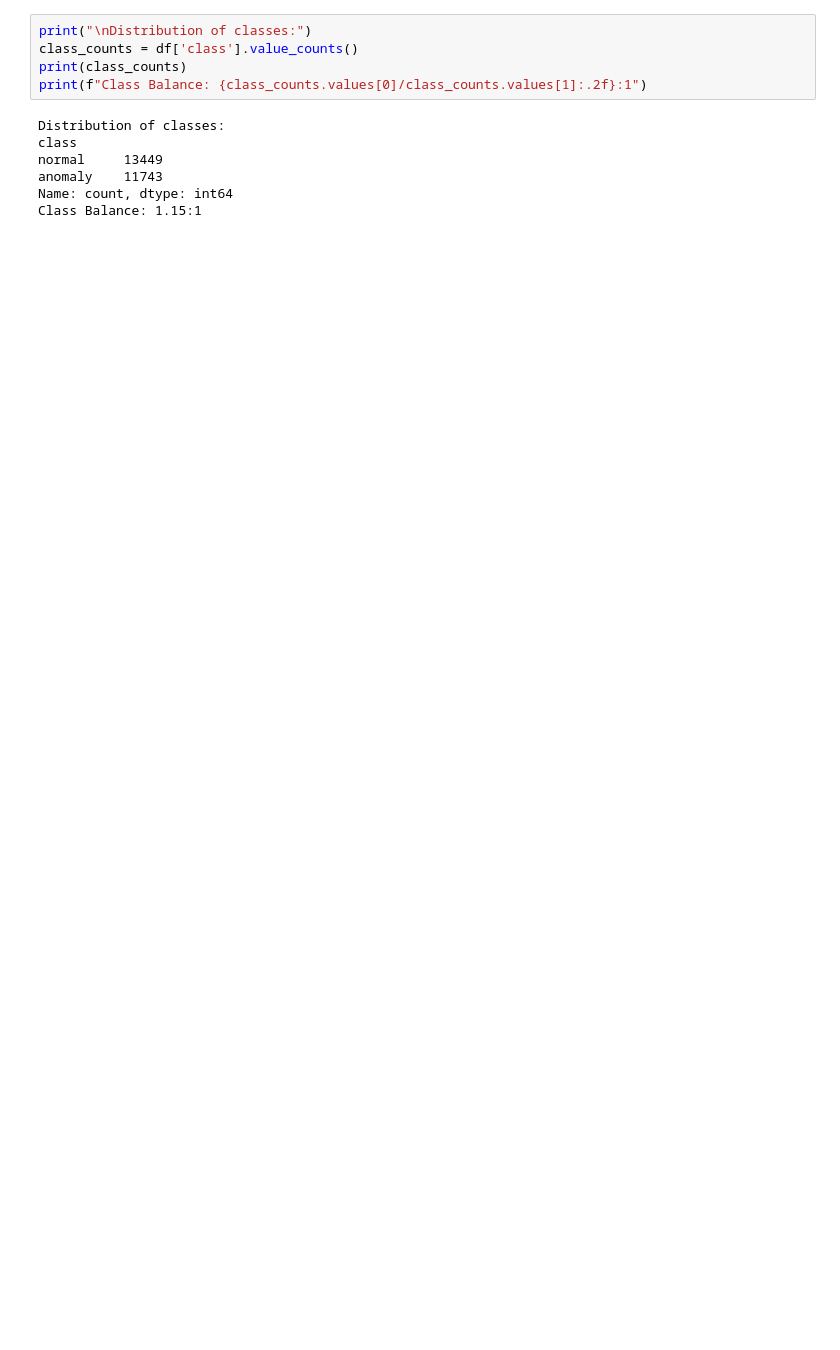
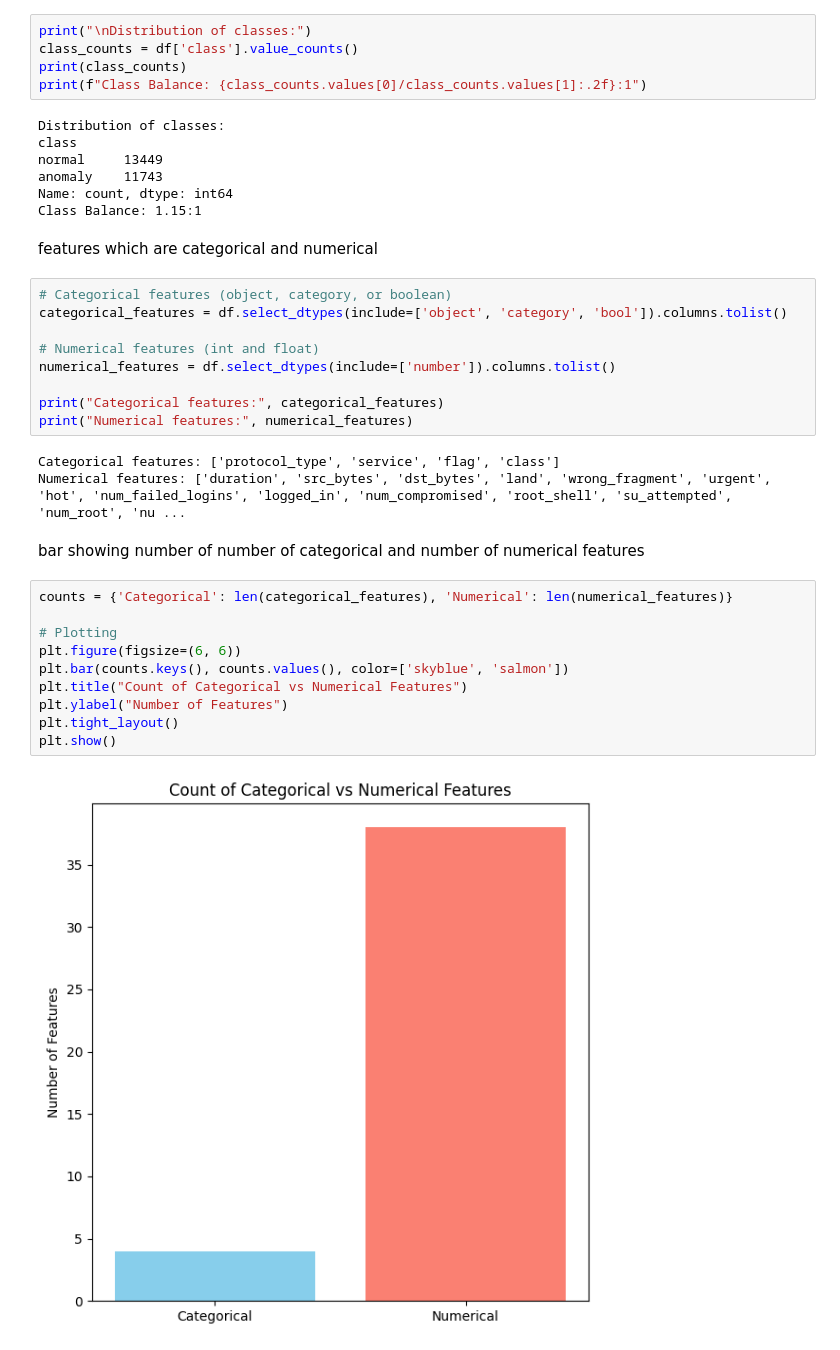
Before and after one commit to Luv-valecha/Network_Intrusion, a Jupyter notebook: .ipynb Notebooks/Eda_1.ipynb, the cells around one changed output. Saved outputs shown, nothing was run; the diff lists cells and outputs as text; blank space fills up the shorter version.

```diff
--- a/.ipynb Notebooks/Eda_1.ipynb
+++ b/.ipynb Notebooks/Eda_1.ipynb
@@ -43,3 +59,31 @@ normal     13449
 anomaly    11743
 Name: count, dtype: int64
 Class Balance: 1.15:1
+# %% [markdown]
+features which are categorical and numerical
+# %%
+# Categorical features (object, category, or boolean)
+categorical_features = df.select_dtypes(include=['object', 'category', 'bool']).columns.tolist()
+
+# Numerical features (int and float)
+numerical_features = df.select_dtypes(include=['number']).columns.tolist()
+
+print("Categorical features:", categorical_features)
+print("Numerical features:", numerical_features)
+# %% [output]
+Categorical features: ['protocol_type', 'service', 'flag', 'class']
+Numerical features: ['duration', 'src_bytes', 'dst_bytes', 'land', 'wrong_fragment', 'urgent', 'hot', 'num_failed_logins', 'logged_in', 'num_compromised', 'root_shell', 'su_attempted', 'num_root', 'nu ...
+# %% [markdown]
+bar showing number of number of categorical and number of numerical features
+# %%
+counts = {'Categorical': len(categorical_features), 'Numerical': len(numerical_features)}
+
+# Plotting
+plt.figure(figsize=(6, 6))
+plt.bar(counts.keys(), counts.values(), color=['skyblue', 'salmon'])
+plt.title("Count of Categorical vs Numerical Features")
+plt.ylabel("Number of Features")
+plt.tight_layout()
+plt.show()
+# %% [output]
+[figure, added]
```
Also changed, not shown: parts of 26 cells of this notebook.
